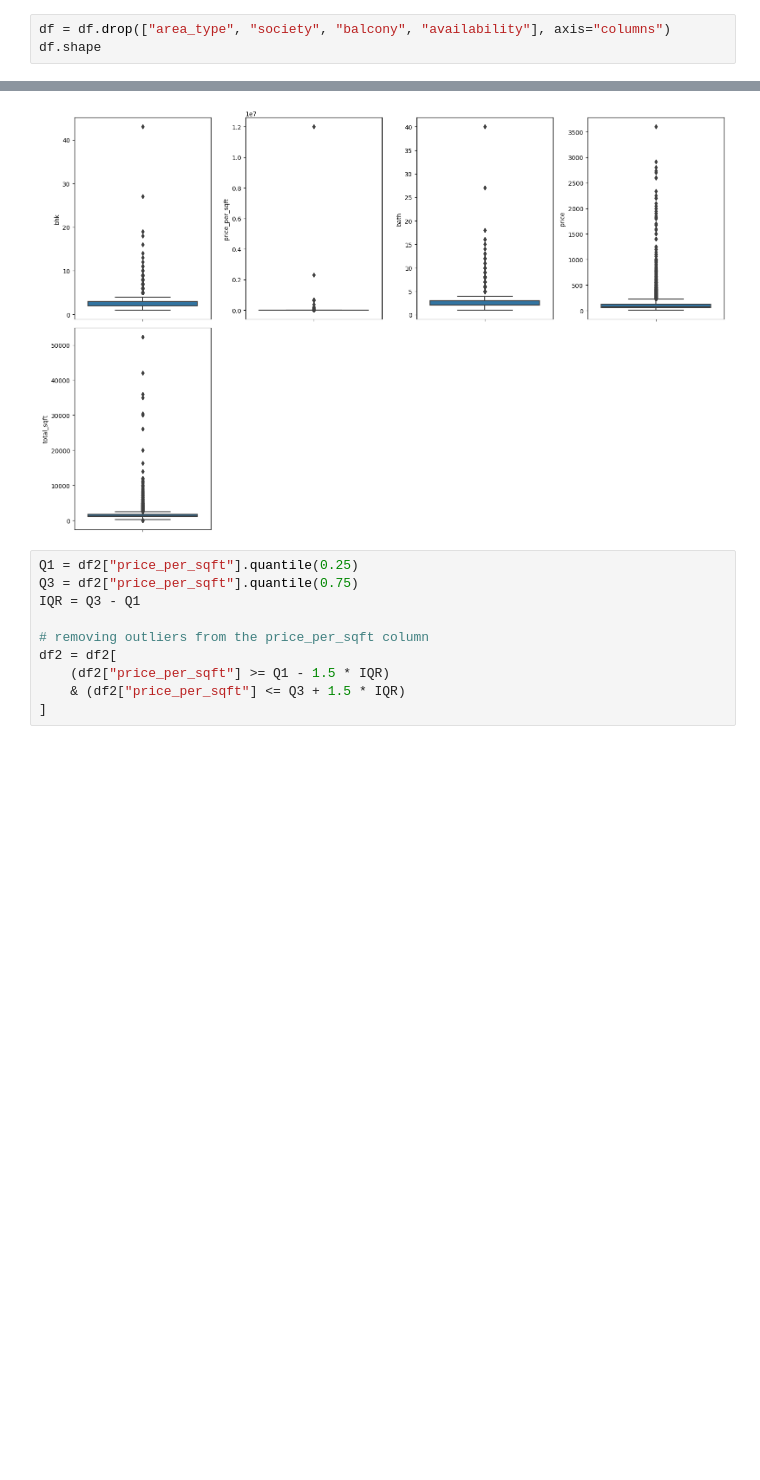
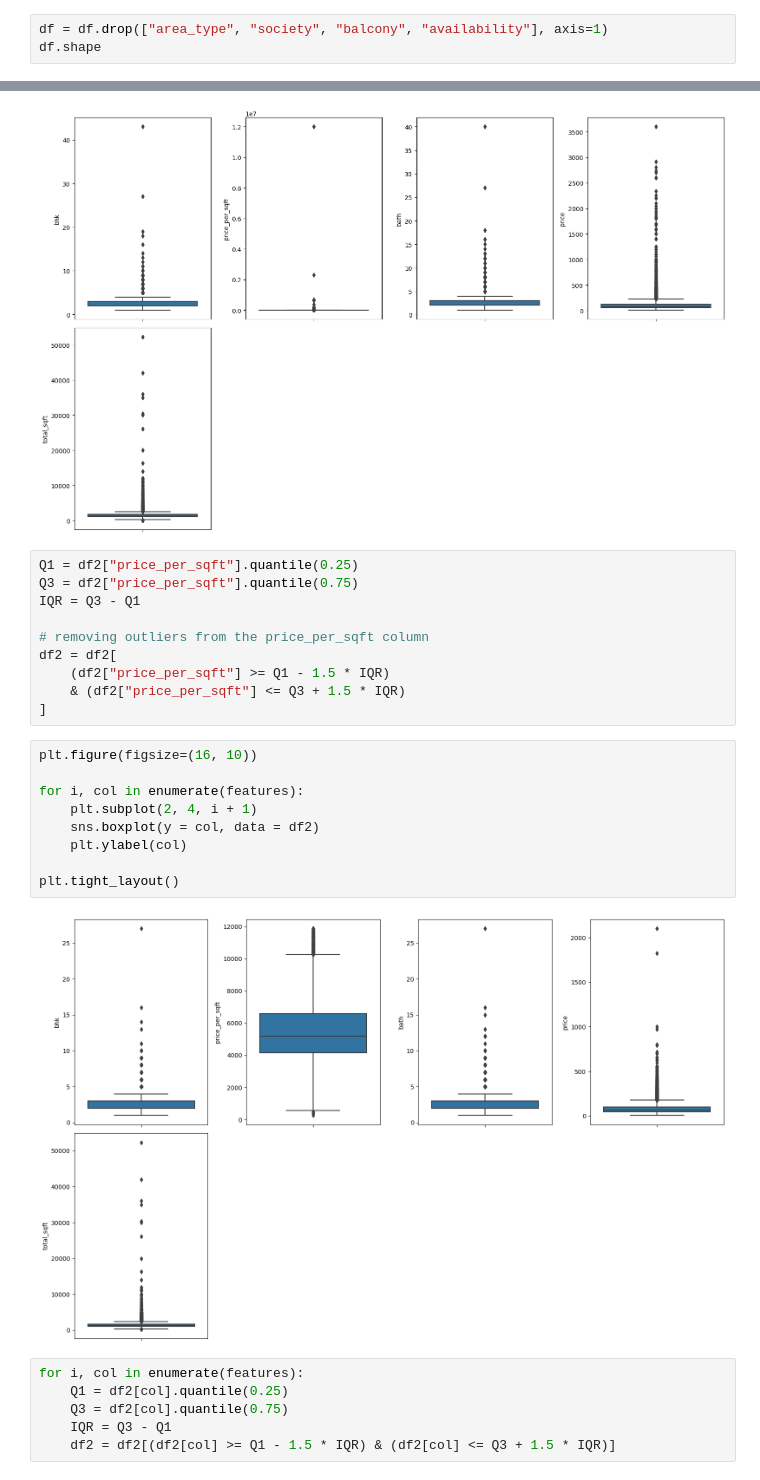
Before and after one commit to pranshu-raj-211/project-alphazero, a Jupyter notebook: house-price-prediction/prices.ipynb, the cells around one changed output, grey strips where cells are left out. Cells and saved outputs as stored; diff of their text form; blank space fills up the shorter version.

```diff
--- a/house-price-prediction/prices.ipynb
+++ b/house-price-prediction/prices.ipynb
@@ -47,7 +47,7 @@ memory usage: 936.7+ KB
 # %% [markdown]
 Dropping irrelevant features not being used to build the model
 # %%
-df = df.drop(["area_type", "society", "balcony", "availability"], axis="columns")
+df = df.drop(["area_type", "society", "balcony", "availability"], axis=1)
 df.shape
 # %% [output]
 (13320, 5)
@@ -362,3 +360,20 @@ df2 = df2[
     (df2["price_per_sqft"] >= Q1 - 1.5 * IQR)
     & (df2["price_per_sqft"] <= Q3 + 1.5 * IQR)
 ]
+# %%
+plt.figure(figsize=(16, 10))
+
+for i, col in enumerate(features):
+    plt.subplot(2, 4, i + 1)
+    sns.boxplot(y = col, data = df2)
+    plt.ylabel(col)
+
+plt.tight_layout()
+# %% [output]
+[figure, added]
+# %%
+for i, col in enumerate(features):
+    Q1 = df2[col].quantile(0.25)
+    Q3 = df2[col].quantile(0.75)
+    IQR = Q3 - Q1
+    df2 = df2[(df2[col] >= Q1 - 1.5 * IQR) & (df2[col] <= Q3 + 1.5 * IQR)]
```
Also changed, not shown: parts of 7 cells of this notebook.
